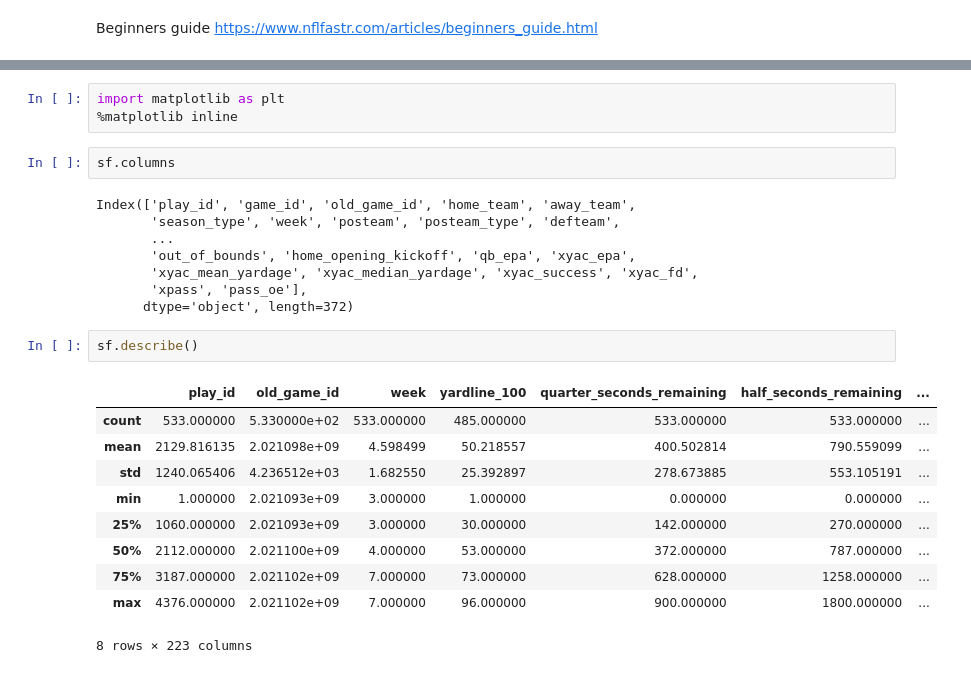
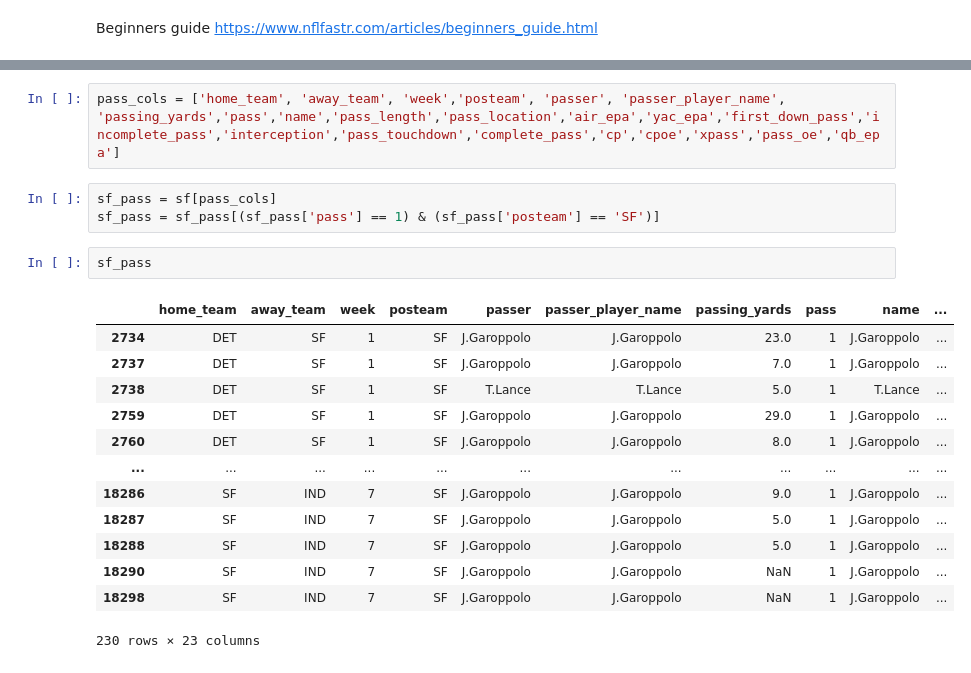
Before and after one commit to garyp51/nfl_exploration, a Jupyter notebook: Nflfastpy.ipynb, the cells around one changed output, grey strips where cells are left out. Drawn from its saved outputs; the diff is of its cells as text.

```diff
--- a/Nflfastpy.ipynb
+++ b/Nflfastpy.ipynb
@@ -47,26 +61,21 @@ sf
-# %%
-import matplotlib as plt
-%matplotlib inline
-# %%
-sf.columns
-# %% [output]
-Index(['play_id', 'game_id', 'old_game_id', 'home_team', 'away_team',
-       'season_type', 'week', 'posteam', 'posteam_type', 'defteam',
-       ...
-       'out_of_bounds', 'home_opening_kickoff', 'qb_epa', 'xyac_epa',
-       'xyac_mean_yardage', 'xyac_median_yardage', 'xyac_success', 'xyac_fd',
-       'xpass', 'pass_oe'],
-      dtype='object', length=372)
-# %%
-sf.describe()
-# %% [output]
-|  | play_id | old_game_id | week | yardline_100 | quarter_seconds_remaining | half_seconds_remaining | ... |
-| count | 533.000000 | 5.330000e+02 | 533.000000 | 485.000000 | 533.000000 | 533.000000 | ... |
-| mean | 2129.816135 | 2.021098e+09 | 4.598499 | 50.218557 | 400.502814 | 790.559099 | ... |
-| std | 1240.065406 | 4.236512e+03 | 1.682550 | 25.392897 | 278.673885 | 553.105191 | ... |
-| min | 1.000000 | 2.021093e+09 | 3.000000 | 1.000000 | 0.000000 | 0.000000 | ... |
-| 25% | 1060.000000 | 2.021093e+09 | 3.000000 | 30.000000 | 142.000000 | 270.000000 | ... |
-| 50% | 2112.000000 | 2.021100e+09 | 4.000000 | 53.000000 | 372.000000 | 787.000000 | ... |
-| 75% | 3187.000000 | 2.021102e+09 | 7.000000 | 73.000000 | 628.000000 | 1258.000000 | ... |
-| max | 4376.000000 | 2.021102e+09 | 7.000000 | 96.000000 | 900.000000 | 1800.000000 | ... |
-8 rows × 223 columns
+# %%
+pass_cols = ['home_team', 'away_team', 'week','posteam', 'passer', 'passer_player_name', 'passing_yards','pass','name','pass_length','pass_location','air_epa','yac_epa','first_down_pass','incomplete_pass','interception','pass_touchdown','complete_pass','cp','cpoe','xpass','pass_oe','qb_epa']
+# %%
+sf_pass = sf[pass_cols]
+sf_pass = sf_pass[(sf_pass['pass'] == 1) & (sf_pass['posteam'] == 'SF')]
+# %%
+sf_pass
+# %% [output]
+|  | home_team | away_team | week | posteam | passer | passer_player_name | passing_yards | pass | name | ... |
+| 2734 | DET | SF | 1 | SF | J.Garoppolo | J.Garoppolo | 23.0 | 1 | J.Garoppolo | ... |
+| 2737 | DET | SF | 1 | SF | J.Garoppolo | J.Garoppolo | 7.0 | 1 | J.Garoppolo | ... |
+| 2738 | DET | SF | 1 | SF | T.Lance | T.Lance | 5.0 | 1 | T.Lance | ... |
+| 2759 | DET | SF | 1 | SF | J.Garoppolo | J.Garoppolo | 29.0 | 1 | J.Garoppolo | ... |
+| 2760 | DET | SF | 1 | SF | J.Garoppolo | J.Garoppolo | 8.0 | 1 | J.Garoppolo | ... |
+| ... | ... | ... | ... | ... | ... | ... | ... | ... | ... | ... |
+| 18286 | SF | IND | 7 | SF | J.Garoppolo | J.Garoppolo | 9.0 | 1 | J.Garoppolo | ... |
+| 18287 | SF | IND | 7 | SF | J.Garoppolo | J.Garoppolo | 5.0 | 1 | J.Garoppolo | ... |
+| 18288 | SF | IND | 7 | SF | J.Garoppolo | J.Garoppolo | 5.0 | 1 | J.Garoppolo | ... |
+| 18290 | SF | IND | 7 | SF | J.Garoppolo | J.Garoppolo | NaN | 1 | J.Garoppolo | ... |
+| 18298 | SF | IND | 7 | SF | J.Garoppolo | J.Garoppolo | NaN | 1 | J.Garoppolo | ... |
+230 rows × 23 columns
```
Also changed, not shown: parts of 10 cells of this notebook.
